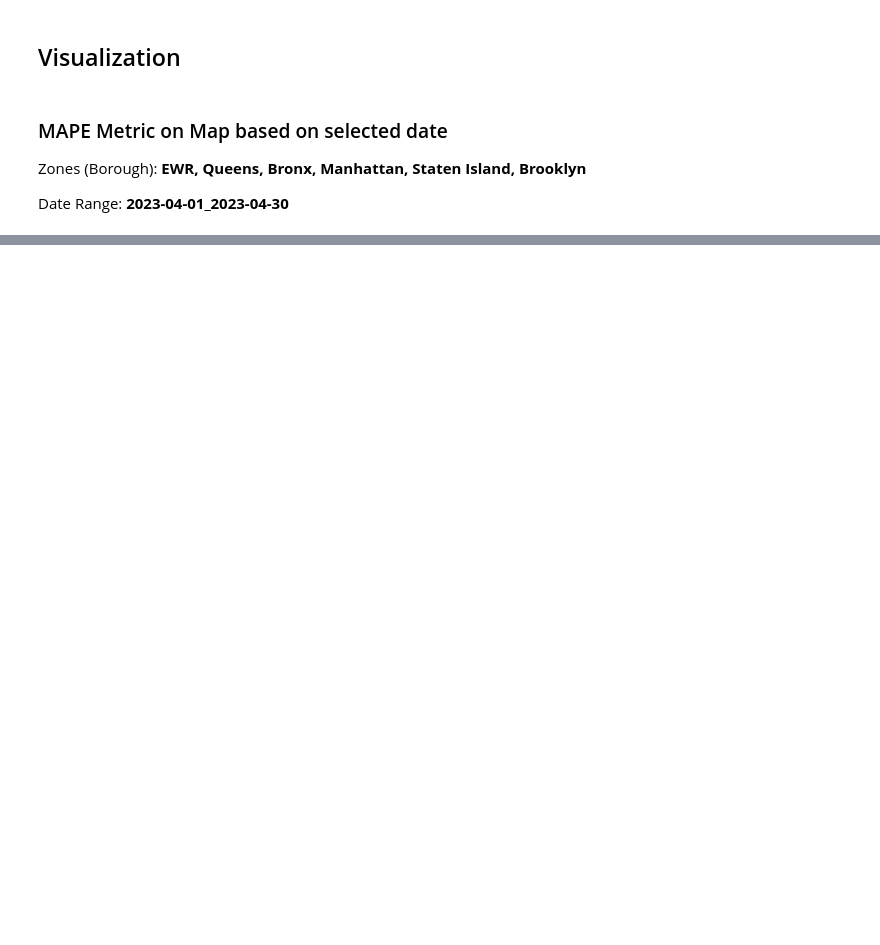
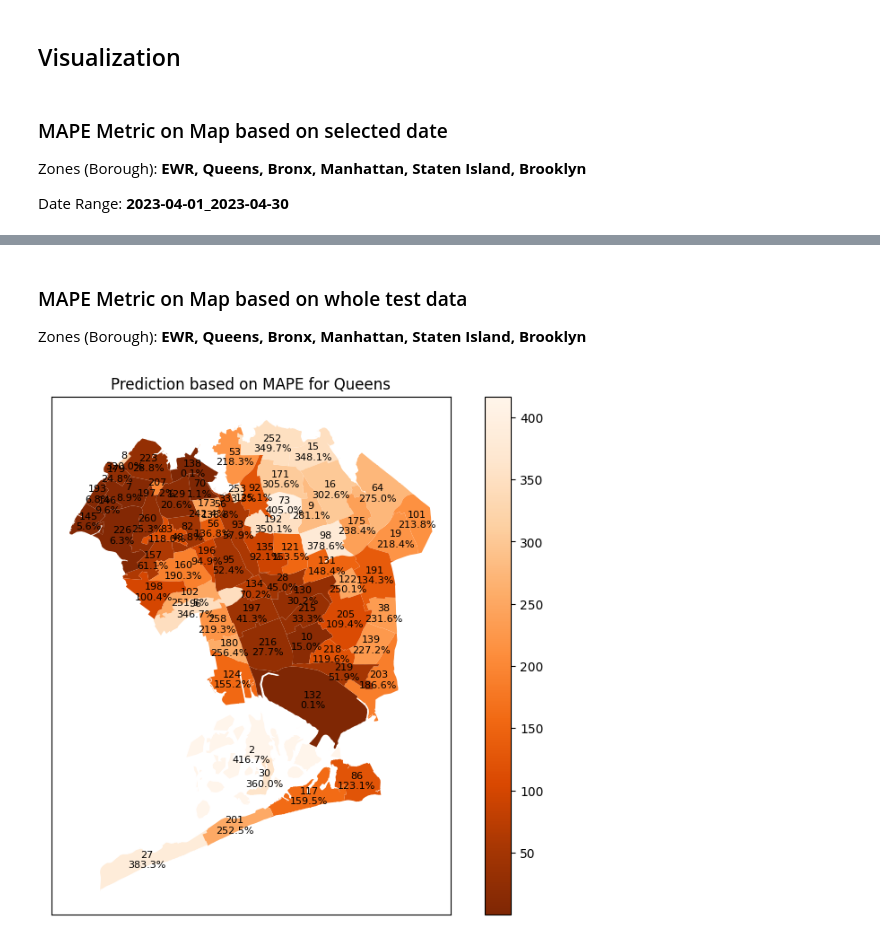
Before and after one commit to MohammadVatani/demand_prediction, a Jupyter notebook: Evaluation/Evaluation.ipynb, the cells around one changed output, grey strips where cells are left out. Saved outputs shown, nothing was run; the diff lists cells and outputs as text; code cells hidden in the pictures; blank space fills up the shorter version.

Commit message:
Visualzation MAPE metric on Map per LocationIDs

```diff
--- a/Evaluation/Evaluation.ipynb
+++ b/Evaluation/Evaluation.ipynb
@@ -194,0 +208,38 @@ visualize_mape_zone_date('Queens', '2023-04-01', filtered_rides_df)
+# %% [markdown]
+### MAPE Metric on Map based on whole test data
+
+Zones (Borough): **EWR, Queens, Bronx, Manhattan, Staten Island, Brooklyn**
+# %%
+# This function shows MAPE metric on map based on whole test data
+# Becuase of to many locationIDs, we limited our visualization to each zone(Borough)
+def visualize_mape_zone(zone, df):
+    shape = gpd.read_file(SHAPE_FILE_PATH)
+    counts_PU = df.rename(
+        columns={'PULocationID': 'LocationID'})
+    merged_gdf = shape.merge(counts_PU, on='LocationID', how='left')
+    merged_gdf = merged_gdf.dropna()
+    merged_gdf_selected = merged_gdf[merged_gdf['borough'] == zone]
+
+    # Create a single plot
+    fig, ax = plt.subplots(figsize=(10, 7.5))
+
+    # Plot the map with 'count' column
+    # Reverse the colormap by setting vmin and vmax to reverse the values
+    merged_gdf_selected.plot(
+        column='MAPE', cmap='Oranges_r', legend=True, ax=ax)
+    ax.set_title('Prediction based on MAPE for {}'.format(zone))
+    ax.get_xaxis().set_visible(False)
+    ax.get_yaxis().set_visible(False)
+
+    # Annotate 'MAPE' values on the map
+    for idx, row in merged_gdf_selected.iterrows():
+        location_id = "{}\n{:.1f}%".format(row['LocationID'], row['MAPE'])
+        x, y = row.geometry.centroid.x, row.geometry.centroid.y
+        ax.text(x, y, str(location_id), fontsize=8,
+                ha='center', va='center', color='black')
+
+    plt.show()
+# %%
+visualize_mape_zone('Queens', PULocationIDs_MAPE)
+# %% [output]
+[figure, added]
```
Also changed, not shown: parts of 5 cells of this notebook, 1 other file.
